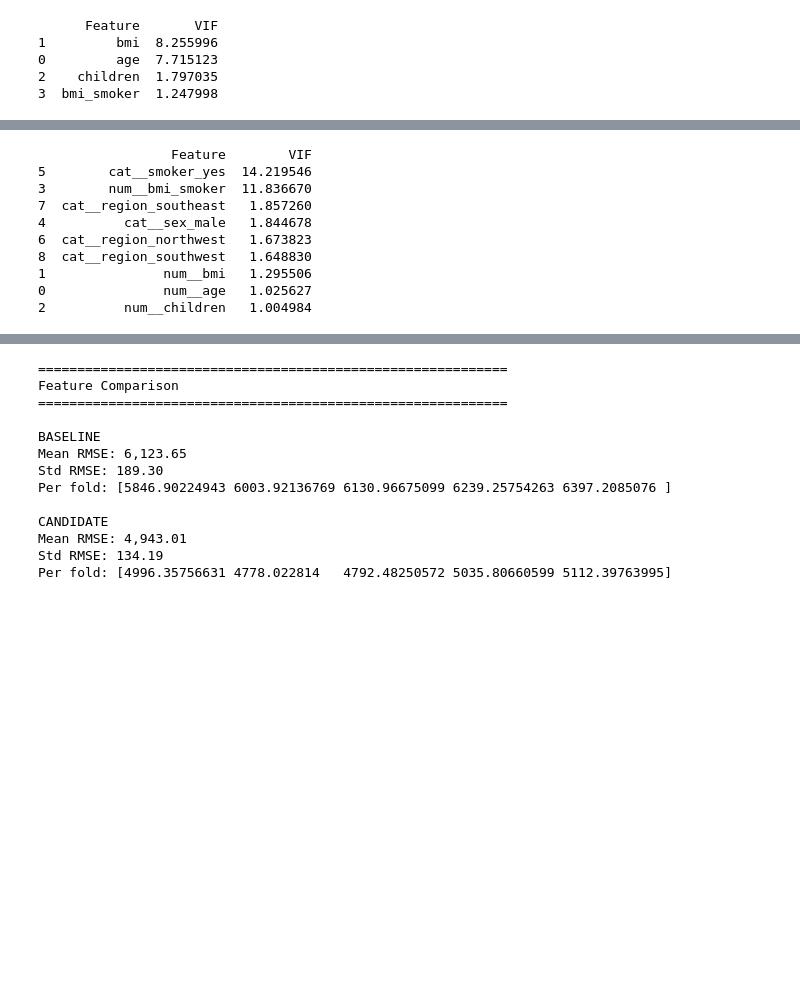
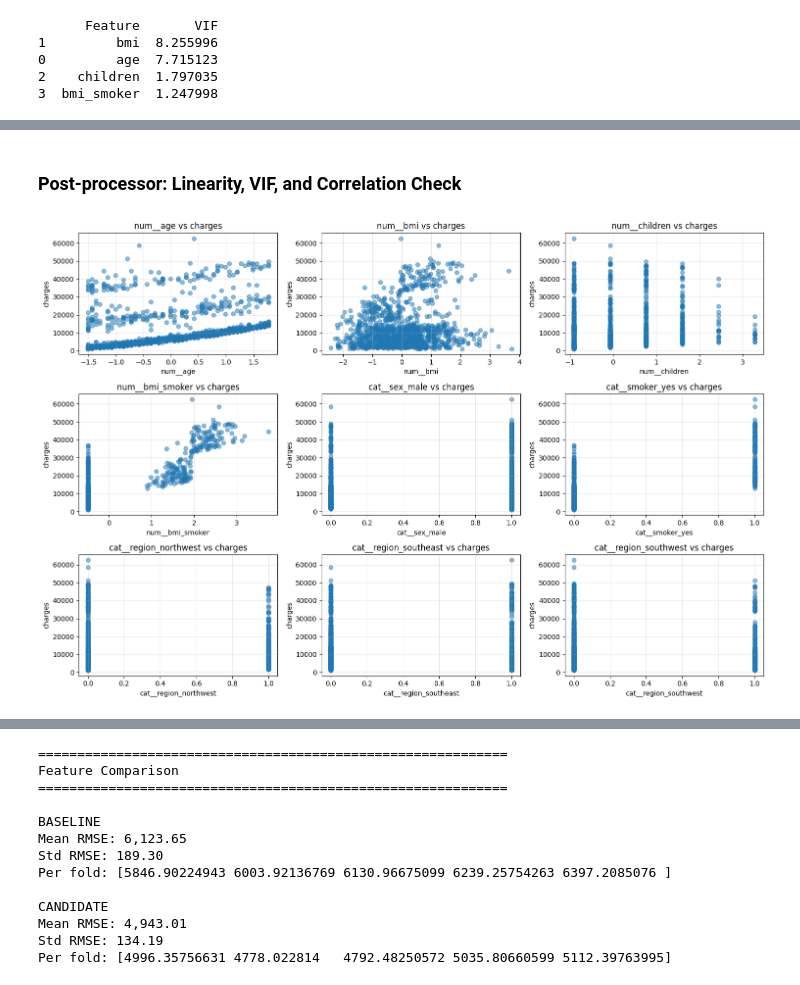
Before and after one commit to lokkenchan/linear_regression_001, a Jupyter notebook: notebooks/02_feature_engineering.ipynb, the cells around one changed output, grey strips where cells are left out. Saved outputs shown, nothing was run; the diff lists cells and outputs as text; code cells hidden in the pictures; blank space fills up the shorter version.

Commit message:
Adding linearity, VIF, and correlation check before and after preprocessor

```diff
--- a/notebooks/02_feature_engineering.ipynb
+++ b/notebooks/02_feature_engineering.ipynb
@@ -212,29 +214,21 @@ class NotebookFeatureBuilder(BaseEstimator, TransformerMixin):
         # returns transformed logic
         all_features = build_prototype_features(X)
         return select_features(all_features, self.feature_names)
+# %% [markdown]
+### Post-processor: Linearity, VIF, and Correlation Check
 # %%
-# VIF check after preprocessing
 # Get features
 all_features = build_prototype_features(X_train)
 selected_features = select_features(all_features, candidate_feature_names)
 # Preprocessor setup to get names
 preprocessor = DynamicPreprocessor()
 preprocessor.fit(selected_features)
 X_train_processed = preprocessor.transform(selected_features)
 feature_names_out = preprocessor.get_feature_names_out()
 # Build DataFrame
-X_train_df = pd.DataFrame(X_train_processed, columns = feature_names_out)
-# Calculate VIF
-vif_results = calculate_vif(X_train_df)
-print(vif_results)
+X_train_df = pd.DataFrame(X_train_processed, columns = feature_names_out,index=selected_features.index)
+train_df = pd.concat([X_train_df,y_train],axis=1)
+
+plot_linearity_checks(train_df,feature_names_out,'charges')
 # %% [output]
-                 Feature        VIF
-5        cat__smoker_yes  14.219546
-3        num__bmi_smoker  11.836670
-7  cat__region_southeast   1.857260
-4          cat__sex_male   1.844678
-6  cat__region_northwest   1.673823
-8  cat__region_southwest   1.648830
-1               num__bmi   1.295506
-0               num__age   1.025627
-2          num__children   1.004984
+[figure, added]
```
Also changed, not shown: parts of 4 cells of this notebook, 1 other file.
